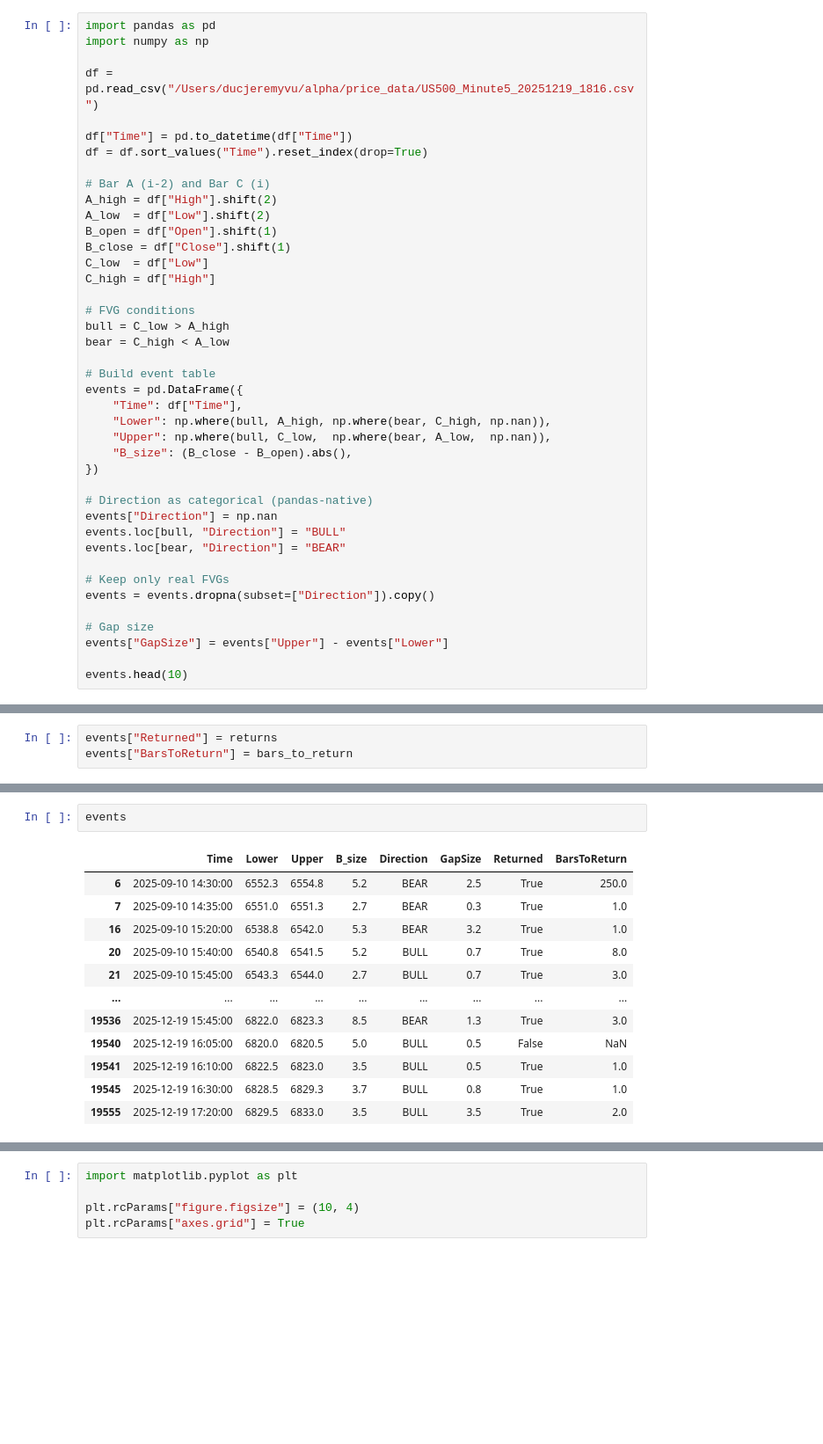
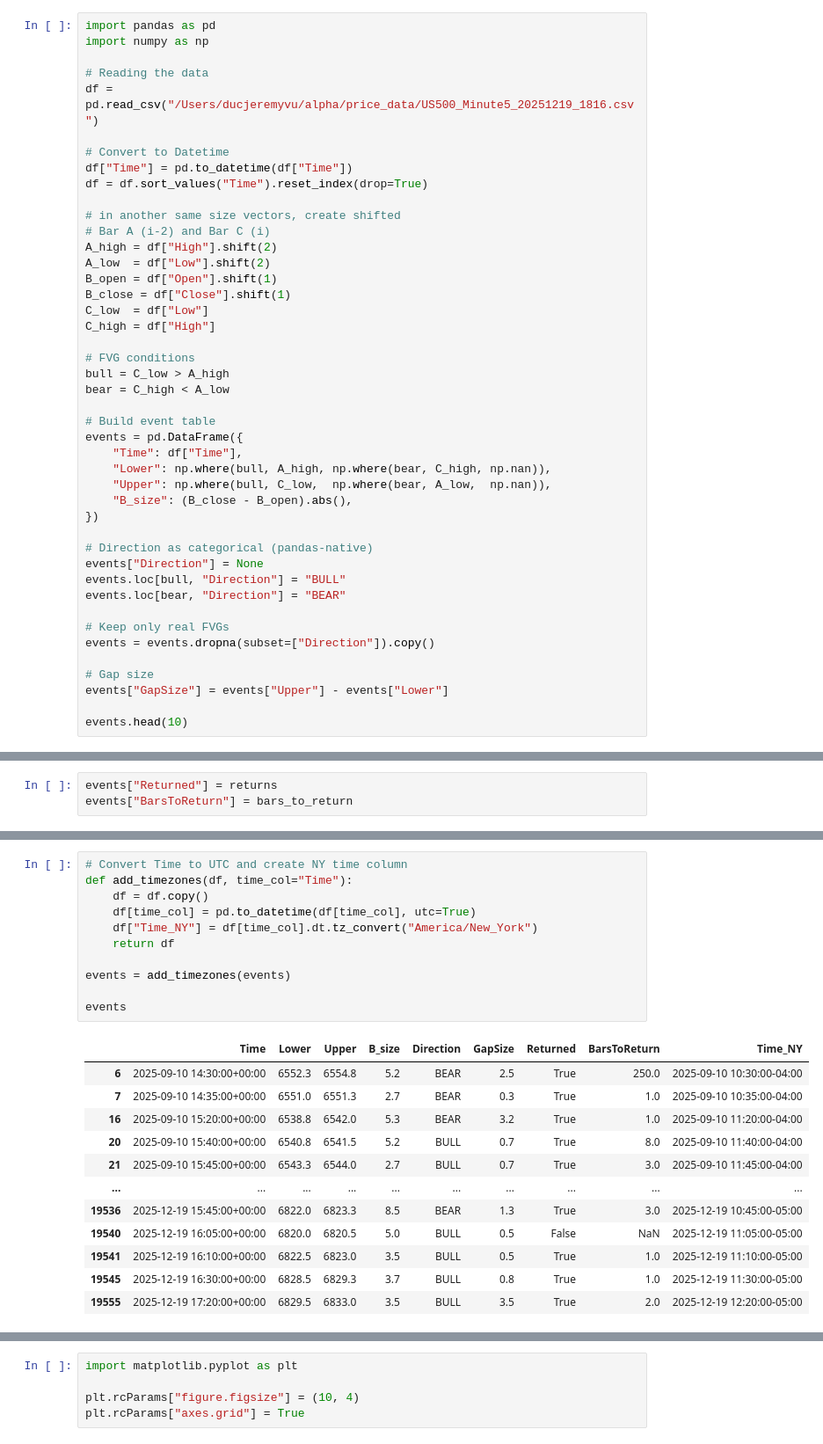
Before and after one commit to ducjeremyvu/alpha, a Jupyter notebook: notebooks/fvg.ipynb, the cells around one changed output, grey strips where cells are left out. Shown at 88% size. Drawn from its saved outputs; the diff is of its cells as text; blank space fills up the shorter version.

```diff
--- a/notebooks/fvg.ipynb
+++ b/notebooks/fvg.ipynb
@@ -9,11 +54,14 @@ https://chatgpt.com/share/6945b36b-b5c0-8004-a7c9-017617702071
 import pandas as pd
 import numpy as np
 
+# Reading the data
 df = pd.read_csv("/Users/ducjeremyvu/alpha/price_data/US500_Minute5_20251219_1816.csv")
 
+# Convert to Datetime
 df["Time"] = pd.to_datetime(df["Time"])
 df = df.sort_values("Time").reset_index(drop=True)
 
+# in another same size vectors, create shifted
 # Bar A (i-2) and Bar C (i)
 A_high = df["High"].shift(2)
 A_low  = df["Low"].shift(2)
@@ -35,7 +83,7 @@ events = pd.DataFrame({
 })
 
 # Direction as categorical (pandas-native)
-events["Direction"] = np.nan
+events["Direction"] = None
 events.loc[bull, "Direction"] = "BULL"
 events.loc[bear, "Direction"] = "BEAR"
 
@@ -92,15 +150,24 @@ events["BarsToReturn"] = bars_to_return
 # %%
+# Convert Time to UTC and create NY time column
+def add_timezones(df, time_col="Time"):
+    df = df.copy()
+    df[time_col] = pd.to_datetime(df[time_col], utc=True)
+    df["Time_NY"] = df[time_col].dt.tz_convert("America/New_York")
+    return df
+
+events = add_timezones(events)
+
 events
 # %% [output]
-|  | Time | Lower | Upper | B_size | Direction | GapSize | Returned | BarsToReturn |
-| 6 | 2025-09-10 14:30:00 | 6552.3 | 6554.8 | 5.2 | BEAR | 2.5 | True | 250.0 |
-| 7 | 2025-09-10 14:35:00 | 6551.0 | 6551.3 | 2.7 | BEAR | 0.3 | True | 1.0 |
-| 16 | 2025-09-10 15:20:00 | 6538.8 | 6542.0 | 5.3 | BEAR | 3.2 | True | 1.0 |
-| 20 | 2025-09-10 15:40:00 | 6540.8 | 6541.5 | 5.2 | BULL | 0.7 | True | 8.0 |
-| 21 | 2025-09-10 15:45:00 | 6543.3 | 6544.0 | 2.7 | BULL | 0.7 | True | 3.0 |
-| ... | ... | ... | ... | ... | ... | ... | ... | ... |
-| 19536 | 2025-12-19 15:45:00 | 6822.0 | 6823.3 | 8.5 | BEAR | 1.3 | True | 3.0 |
-| 19540 | 2025-12-19 16:05:00 | 6820.0 | 6820.5 | 5.0 | BULL | 0.5 | False | NaN |
-| 19541 | 2025-12-19 16:10:00 | 6822.5 | 6823.0 | 3.5 | BULL | 0.5 | True | 1.0 |
-| 19545 | 2025-12-19 16:30:00 | 6828.5 | 6829.3 | 3.7 | BULL | 0.8 | True | 1.0 |
-| 19555 | 2025-12-19 17:20:00 | 6829.5 | 6833.0 | 3.5 | BULL | 3.5 | True | 2.0 |
+|  | Time | Lower | Upper | B_size | Direction | GapSize | Returned | BarsToReturn | Time_NY |
+| 6 | 2025-09-10 14:30:00+00:00 | 6552.3 | 6554.8 | 5.2 | BEAR | 2.5 | True | 250.0 | 2025-09-10 10:30:00-04:00 |
+| 7 | 2025-09-10 14:35:00+00:00 | 6551.0 | 6551.3 | 2.7 | BEAR | 0.3 | True | 1.0 | 2025-09-10 10:35:00-04:00 |
+| 16 | 2025-09-10 15:20:00+00:00 | 6538.8 | 6542.0 | 5.3 | BEAR | 3.2 | True | 1.0 | 2025-09-10 11:20:00-04:00 |
+| 20 | 2025-09-10 15:40:00+00:00 | 6540.8 | 6541.5 | 5.2 | BULL | 0.7 | True | 8.0 | 2025-09-10 11:40:00-04:00 |
+| 21 | 2025-09-10 15:45:00+00:00 | 6543.3 | 6544.0 | 2.7 | BULL | 0.7 | True | 3.0 | 2025-09-10 11:45:00-04:00 |
+| ... | ... | ... | ... | ... | ... | ... | ... | ... | ... |
+| 19536 | 2025-12-19 15:45:00+00:00 | 6822.0 | 6823.3 | 8.5 | BEAR | 1.3 | True | 3.0 | 2025-12-19 10:45:00-05:00 |
+| 19540 | 2025-12-19 16:05:00+00:00 | 6820.0 | 6820.5 | 5.0 | BULL | 0.5 | False | NaN | 2025-12-19 11:05:00-05:00 |
+| 19541 | 2025-12-19 16:10:00+00:00 | 6822.5 | 6823.0 | 3.5 | BULL | 0.5 | True | 1.0 | 2025-12-19 11:10:00-05:00 |
+| 19545 | 2025-12-19 16:30:00+00:00 | 6828.5 | 6829.3 | 3.7 | BULL | 0.8 | True | 1.0 | 2025-12-19 11:30:00-05:00 |
+| 19555 | 2025-12-19 17:20:00+00:00 | 6829.5 | 6833.0 | 3.5 | BULL | 3.5 | True | 2.0 | 2025-12-19 12:20:00-05:00 |
```
Also changed, not shown: parts of 39 cells of this notebook, 7 other files.
